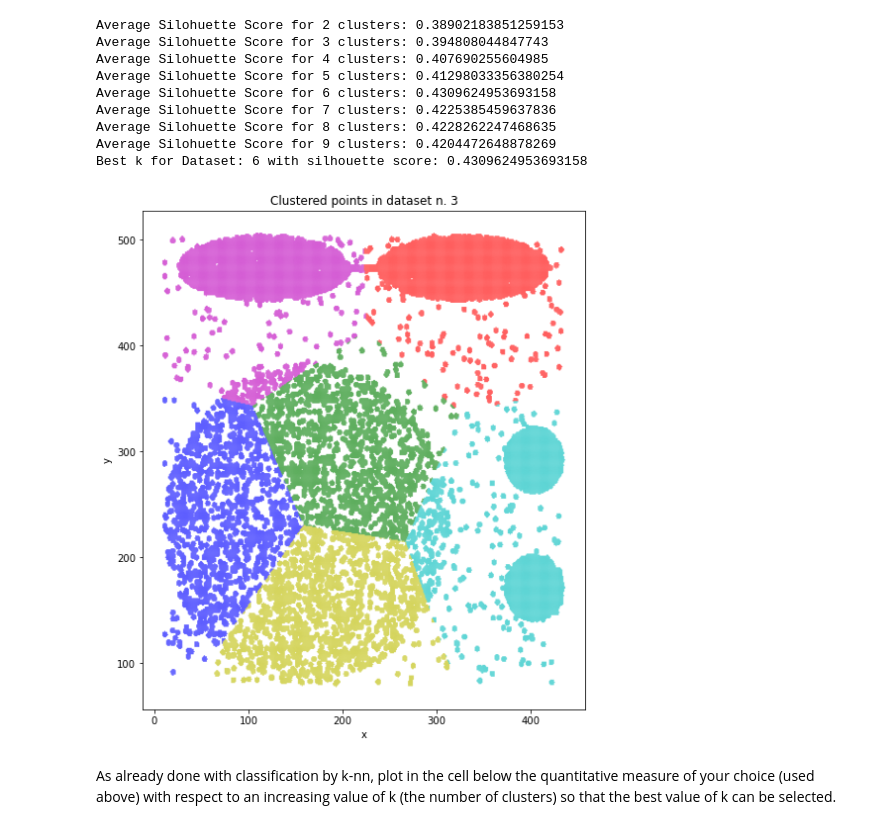
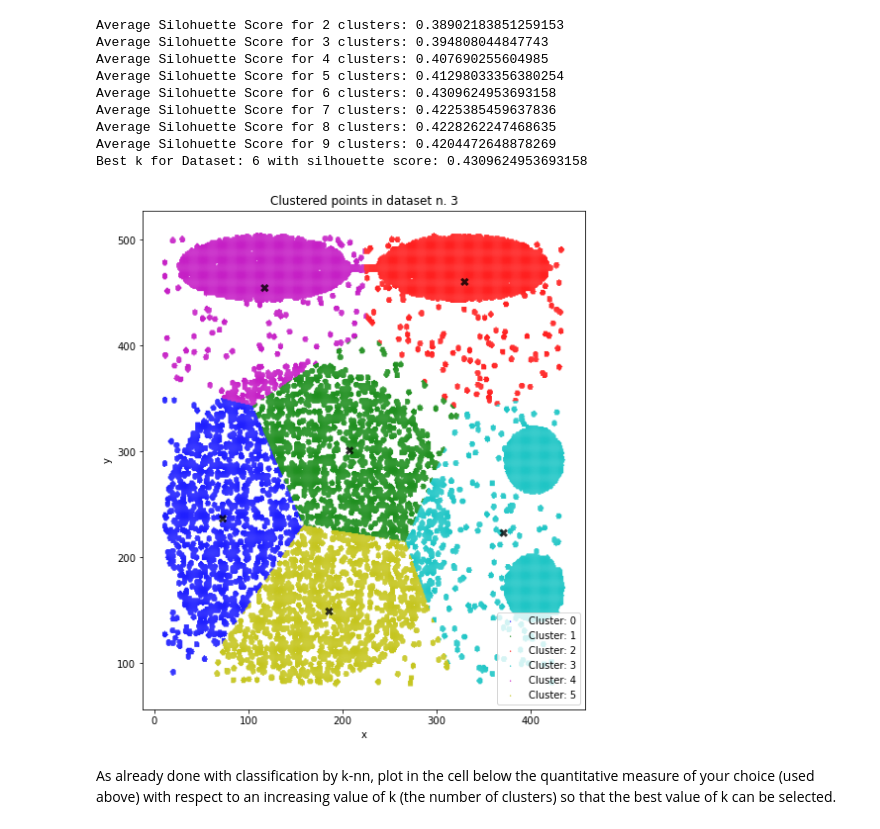
Before and after one commit to GFazorR/AAut-exercises, a Jupyter notebook: Lecture NoteBooks/3_Distance_Based_Models/clustering_copy_for_students_aa_21_22.ipynb, the cells around one changed output. Saved outputs shown, nothing was run; the diff lists cells and outputs as text; code cells hidden in the pictures.

Commit message:
DBScan done, plots fixed

```diff
--- a/Lecture NoteBooks/3_Distance_Based_Models/clustering_copy_for_students_aa_21_22.ipynb
+++ b/Lecture NoteBooks/3_Distance_Based_Models/clustering_copy_for_students_aa_21_22.ipynb
@@ -387,7 +387,12 @@ for clu in range(best_k):
     # collect the sequence of cooordinates of the points in each given cluster (determined by clu)
     data_list_x = [data1[i,0] for i in range(n_samples1) if kmeans1.labels_[i]==clu]
     data_list_y = [data1[i,1] for i in range(n_samples1) if kmeans1.labels_[i]==clu]
-    plt.scatter(data_list_x, data_list_y, s=2, edgecolors='none', c=color[clu], alpha=0.5)
+    plt.scatter(data_list_x, data_list_y, s=2, edgecolors='none',cmap='rainbow',
+                c=color[clu], alpha=0.8, label=f'Cluster: {clu}')
+    plt.scatter(kmeans1.cluster_centers_[clu][0], kmeans1.cluster_centers_[clu][1],
+            s=70, edgecolors='none', cmap='rainbow', alpha=0.8, color='black', marker='X')
+
+plt.legend(loc='lower right')
 
 
 
@@ -488,9 +493,10 @@ for clu in range(best_k):
     # collect the sequence of cooordinates of the points in each given cluster (determined by clu)
     data_list_x = [data2[i,0] for i in range(n_samples2) if kmeans2.labels_[i]==clu]
     data_list_y = [data2[i,1] for i in range(n_samples2) if kmeans2.labels_[i]==clu]
-    plt.scatter(data_list_x, data_list_y, s=2, edgecolors='none', c=color[clu], alpha=0.5)
+    plt.scatter(data_list_x, data_list_y, s=10, edgecolors='none',cmap='rainbow',
+                c=color[clu], alpha=0.8, label=f'Cluster: {clu}')
+    plt.scatter(kmeans2.cluster_centers_[clu][0], kmeans2.cluster_centers_[clu][1],
+            s=70, edgecolors='none', cmap='rainbow', alpha=0.8, color='black', marker='X')
 
-
-
-plt.show()
+plt.legend(loc='lower right')
 # %% [output]
@@ -579,28 +586,31 @@ Best k for Dataset: 6 with silhouette score: 0.4309624953693158
 # %%
 fig = plt.figure(figsize=(8,8))
 
 ax = fig.add_subplot(111)
 fig.subplots_adjust(top=1)
 ax.set_title('Clustered points in dataset n. 3')
 
 ax.set_xlabel('x')
 ax.set_ylabel('y')
 
 # set the list of colors to be selected when plotting the different clusters
 color=['b','g','r','c','m','y','k','orange','purple']
 
 #plot the dataset
 for clu in range(best_k):
     # collect the sequence of cooordinates of the points in each given cluster (determined by clu)
     data_list_x = [data3[i,0] for i in range(n_samples3) if kmeans3.labels_[i]==clu]
     data_list_y = [data3[i,1] for i in range(n_samples3) if kmeans3.labels_[i]==clu]
-    plt.scatter(data_list_x, data_list_y, s=2, edgecolors='none', c=color[clu], alpha=0.5)
+    plt.scatter(data_list_x, data_list_y, s=2, edgecolors='none',cmap='rainbow',
+                c=color[clu], alpha=0.8, label=f'Cluster: {clu}')
+    plt.scatter(kmeans3.cluster_centers_[clu][0], kmeans3.cluster_centers_[clu][1],
+            s=70, edgecolors='none', cmap='rainbow', alpha=0.8, color='black', marker='X')
 
-
+plt.legend(loc='lower right')
 
 plt.show()
 # %% [output]
-[figure, old version]
+[figure, new version]
 # %% [markdown]
 As already done with classification by k-nn, plot in the cell below the quantitative measure of your choice (used above) with respect to an increasing value of k (the number of clusters) so that the best value of k can be selected.
 # %%
```
Also changed, not shown: parts of 10 cells of this notebook.
